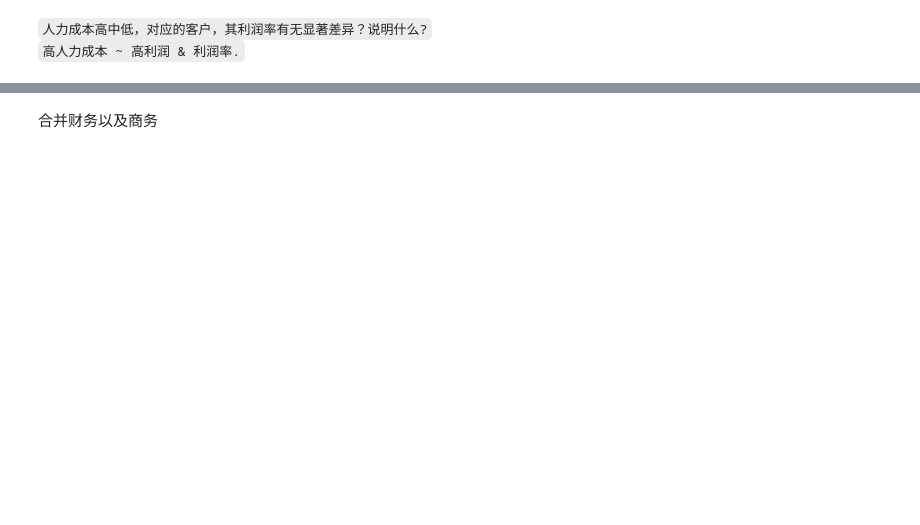
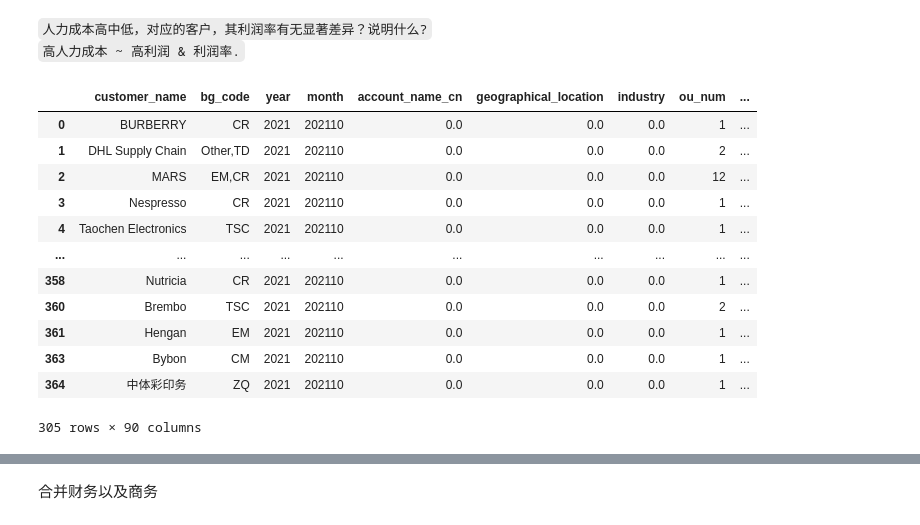
Before and after one commit to fyenne/play8_paint, a Jupyter notebook: data_down/Untitled-1.ipynb, the cells around one changed output, grey strips where cells are left out. Cells and saved outputs as stored; diff of their text form; code cells hidden in the pictures; blank space fills up the shorter version.

```diff
--- a/data_down/Untitled-1.ipynb
+++ b/data_down/Untitled-1.ipynb
@@ -8,7 +5,7 @@ import os
 import numpy as np
 import matplotlib.pyplot as plt
 import seaborn as sns
-
+pd.set_option("display.max_rows", 15, "display.max_columns", None)
 os.getcwd()
 df = pd.read_csv('./dws_dsc_customer_opportunity_monthly_kpi_1.csv')
 op = pd.read_csv('dwd_dsc_d365_opportunity_df.csv', sep = '\001')
@@ -328,6 +343,21 @@ bubble_plt(sap_plt, 'scaled',  'customer_type')
 `高人力成本 ~ 高利润 & 利润率.`
 # %%
 # bubble_plt(sap_plt, 'scaled', 'sap_lb_cost')
+sap_plt
+# %% [output]
+|  | customer_name | bg_code | year | month | account_name_cn | geographical_location | industry | ou_num | ... |
+| 0 | BURBERRY | CR | 2021 | 202110 | 0.0 | 0.0 | 0.0 | 1 | ... |
+| 1 | DHL Supply Chain | Other,TD | 2021 | 202110 | 0.0 | 0.0 | 0.0 | 2 | ... |
+| 2 | MARS | EM,CR | 2021 | 202110 | 0.0 | 0.0 | 0.0 | 12 | ... |
+| 3 | Nespresso | CR | 2021 | 202110 | 0.0 | 0.0 | 0.0 | 1 | ... |
+| 4 | Taochen Electronics | TSC | 2021 | 202110 | 0.0 | 0.0 | 0.0 | 1 | ... |
+| ... | ... | ... | ... | ... | ... | ... | ... | ... | ... |
+| 358 | Nutricia | CR | 2021 | 202110 | 0.0 | 0.0 | 0.0 | 1 | ... |
+| 360 | Brembo | TSC | 2021 | 202110 | 0.0 | 0.0 | 0.0 | 2 | ... |
+| 361 | Hengan | EM | 2021 | 202110 | 0.0 | 0.0 | 0.0 | 1 | ... |
+| 363 | Bybon | CM | 2021 | 202110 | 0.0 | 0.0 | 0.0 | 1 | ... |
+| 364 | 中体彩印务 | ZQ | 2021 | 202110 | 0.0 | 0.0 | 0.0 | 1 | ... |
+305 rows × 90 columns
 # %%
 # causal inference.
 # `高人力成本 ~ 高利润率 .`?
```
Also changed, not shown: parts of 27 cells of this notebook, 5 other files.
